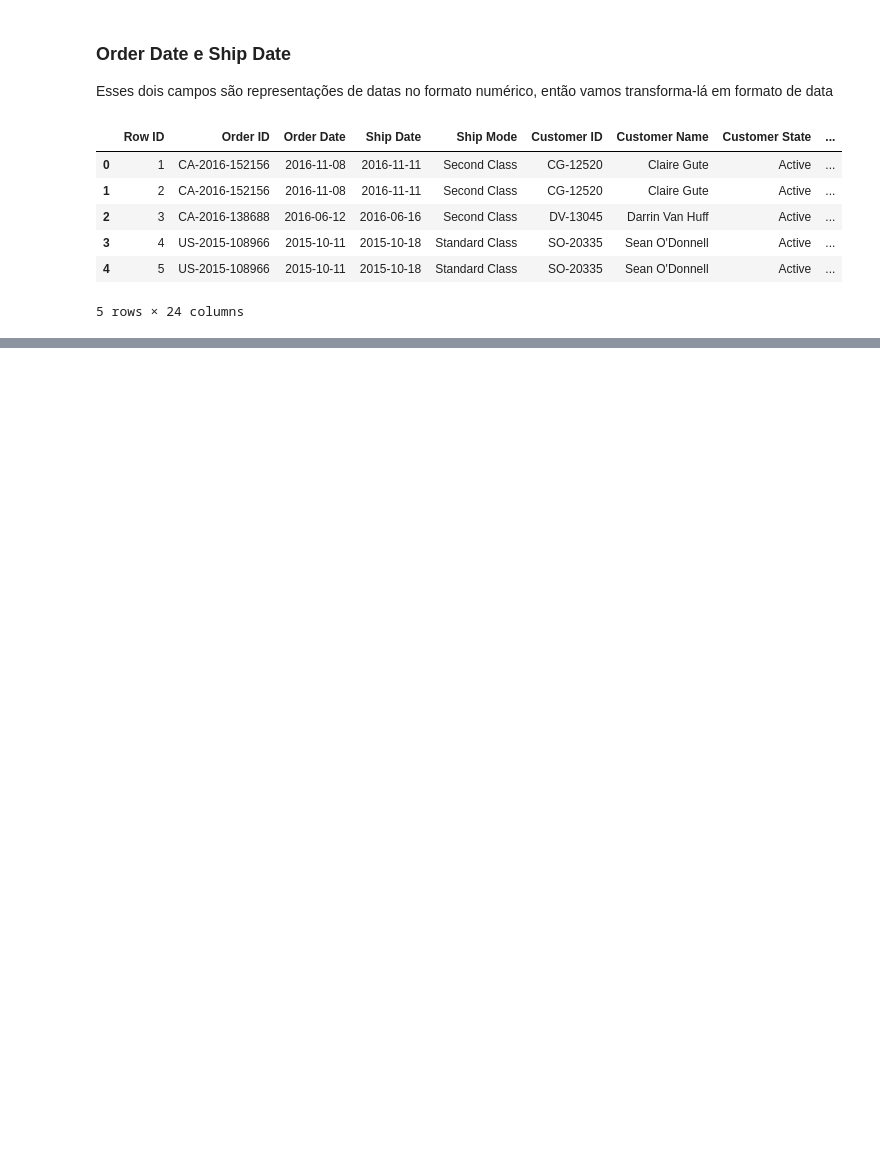
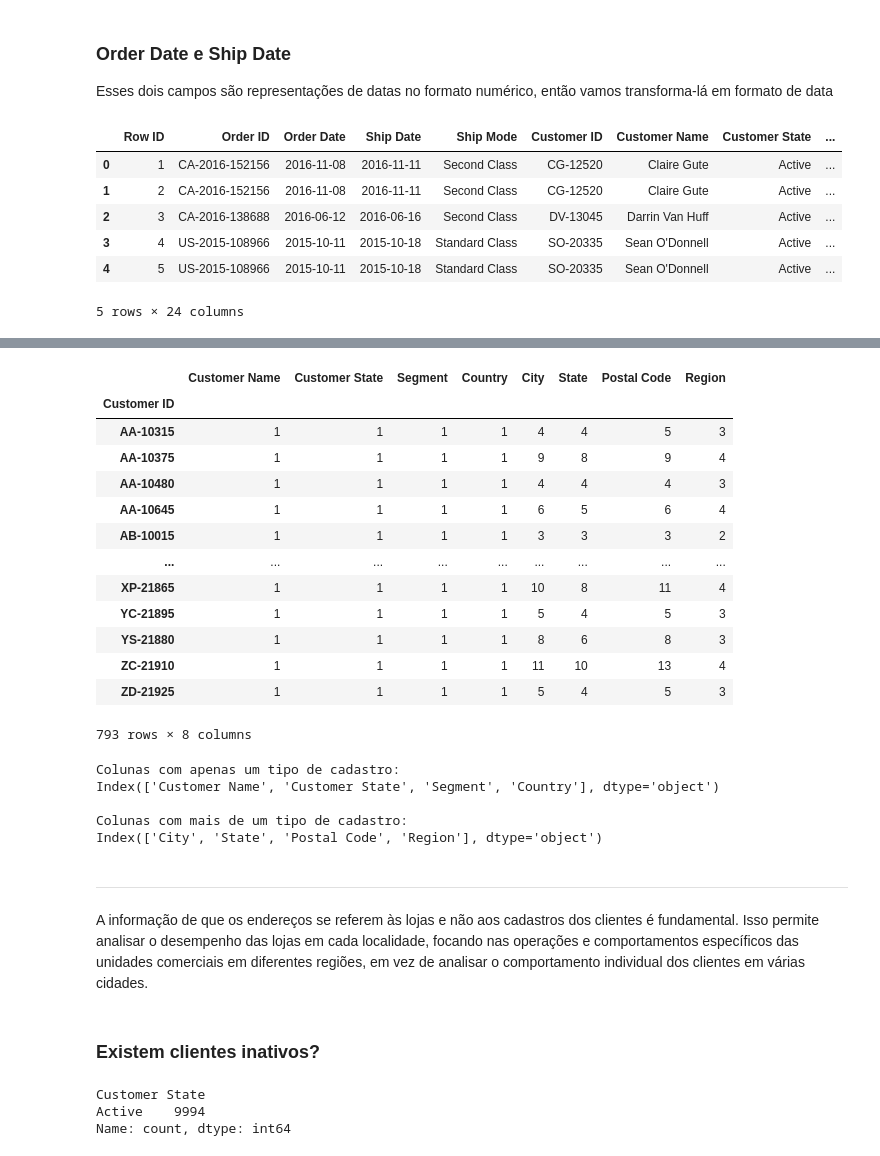
Before and after one commit to andrealonso75/Analyses, a Jupyter notebook: AnaliseDescritivaBaseVendas.ipynb, the cells around one changed output, grey strips where cells are left out. Saved outputs shown, nothing was run; the diff lists cells and outputs as text; code cells hidden in the pictures; blank space fills up the shorter version.

```diff
--- a/AnaliseDescritivaBaseVendas.ipynb
+++ b/AnaliseDescritivaBaseVendas.ipynb
@@ -88,0 +107,61 @@ df.head()
+# %%
+columns_to_check = ['Customer Name', 'Customer ID', 'Customer State', 'Segment', 'Country', 'City', 'State', 'Postal Code', 'Region']
+
+unique_values = df.groupby('Customer ID').agg({
+    'Customer Name': pd.Series.nunique,
+    'Customer State': pd.Series.nunique,
+    'Segment': pd.Series.nunique,
+    'Country': pd.Series.nunique,
+    'City': pd.Series.nunique,
+    'State': pd.Series.nunique,
+    'Postal Code': pd.Series.nunique,
+    'Region': pd.Series.nunique
+})
+
+unique_values
+# %% [output]
+|  | Customer Name | Customer State | Segment | Country | City | State | Postal Code | Region |
+| Customer ID |  |  |  |  |  |  |  |  |
+| AA-10315 | 1 | 1 | 1 | 1 | 4 | 4 | 5 | 3 |
+| AA-10375 | 1 | 1 | 1 | 1 | 9 | 8 | 9 | 4 |
+| AA-10480 | 1 | 1 | 1 | 1 | 4 | 4 | 4 | 3 |
+| AA-10645 | 1 | 1 | 1 | 1 | 6 | 5 | 6 | 4 |
+| AB-10015 | 1 | 1 | 1 | 1 | 3 | 3 | 3 | 2 |
+| ... | ... | ... | ... | ... | ... | ... | ... | ... |
+| XP-21865 | 1 | 1 | 1 | 1 | 10 | 8 | 11 | 4 |
+| YC-21895 | 1 | 1 | 1 | 1 | 5 | 4 | 5 | 3 |
+| YS-21880 | 1 | 1 | 1 | 1 | 8 | 6 | 8 | 3 |
+| ZC-21910 | 1 | 1 | 1 | 1 | 11 | 10 | 13 | 4 |
+| ZD-21925 | 1 | 1 | 1 | 1 | 5 | 4 | 5 | 3 |
+793 rows × 8 columns
+# %%
+unique_counts = unique_values.nunique()
+
+# Separando colunas com apenas um dado e mais de um dado
+single_value_columns = unique_counts[unique_counts == 1].index
+multiple_values_columns = unique_counts[unique_counts > 1].index
+
+print("Colunas com apenas um tipo de cadastro:")
+print(single_value_columns)
+
+print("\nColunas com mais de um tipo de cadastro:")
+print(multiple_values_columns)
+# %% [output]
+Colunas com apenas um tipo de cadastro:
+Index(['Customer Name', 'Customer State', 'Segment', 'Country'], dtype='object')
+
+Colunas com mais de um tipo de cadastro:
+Index(['City', 'State', 'Postal Code', 'Region'], dtype='object')
+# %% [markdown]
+--------------------------
+# %% [markdown]
+A informação de que os endereços se referem às lojas e não aos cadastros dos clientes é fundamental. Isso permite analisar o desempenho das lojas em cada localidade, focando nas operações e comportamentos específicos das unidades comerciais em diferentes regiões, em vez de analisar o comportamento individual dos clientes em várias cidades.
+# %% [markdown]
+### Existem clientes inativos?
+# %%
+state_counts = df['Customer State'].value_counts()
+print(state_counts)
+# %% [output]
+Customer State
+Active    9994
+Name: count, dtype: int64
```
Also changed, not shown: parts of 19 cells of this notebook.
